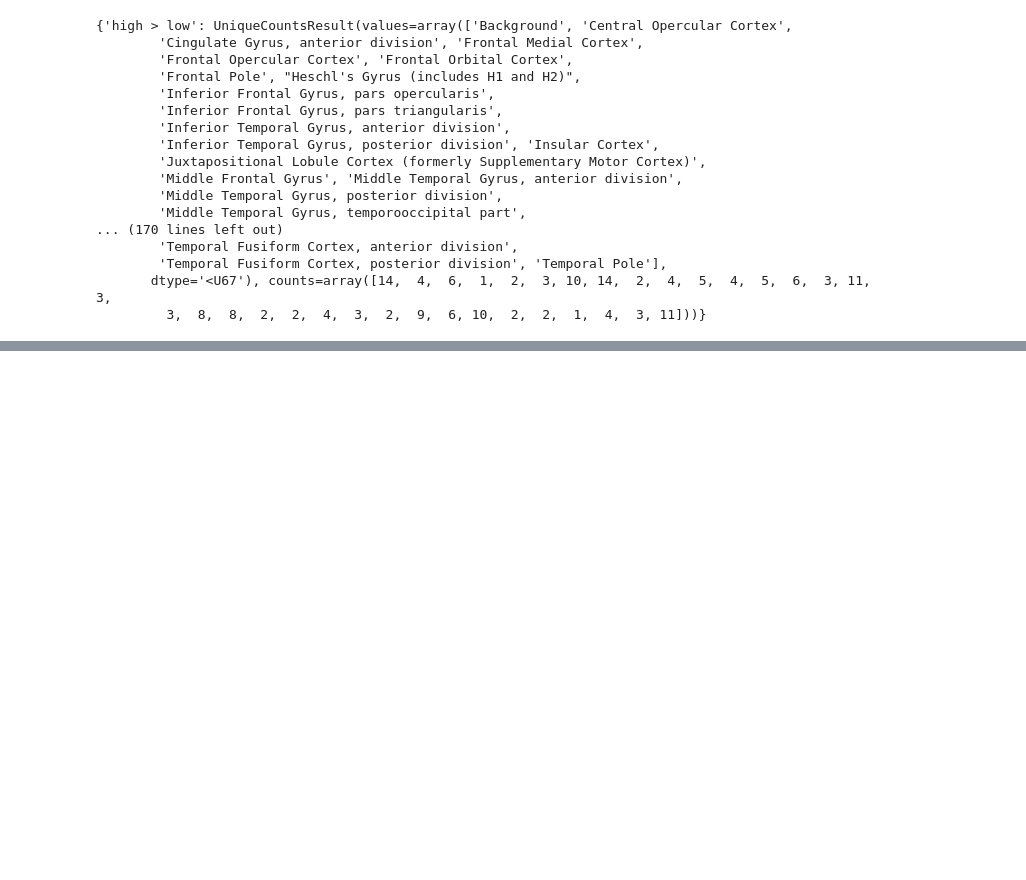
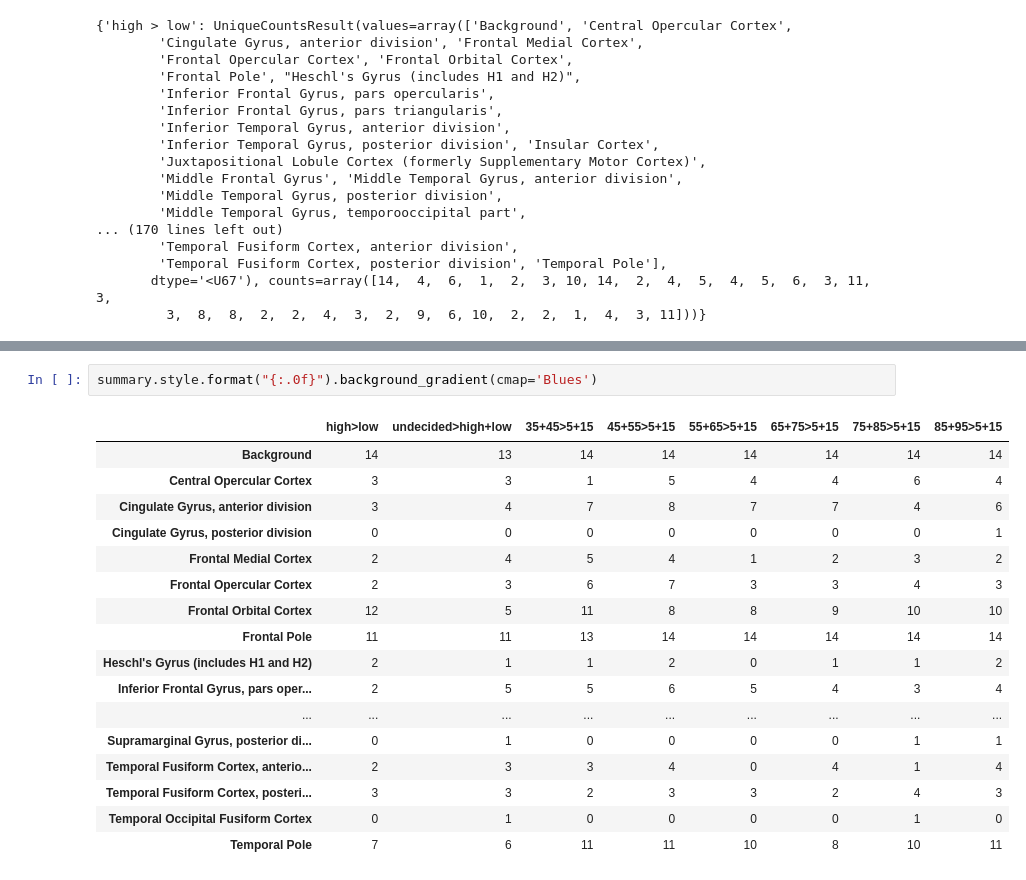
Before and after one commit to mducat/scz_familiarity_fMRI_ML, a Jupyter notebook: mri_all_subjects.ipynb, the cells around one changed output, grey strips where cells are left out. Saved outputs shown, nothing was run; the diff lists cells and outputs as text; blank space fills up the shorter version.

```diff
--- a/mri_all_subjects.ipynb
+++ b/mri_all_subjects.ipynb
@@ -281,0 +289,20 @@ summary
+# %%
+summary.style.format("{:.0f}").background_gradient(cmap='Blues')
+# %% [output]
+|  | high>low | undecided>high+low | 35+45>5+15 | 45+55>5+15 | 55+65>5+15 | 65+75>5+15 | 75+85>5+15 | 85+95>5+15 |
+| Background | 14 | 13 | 14 | 14 | 14 | 14 | 14 | 14 |
+| Central Opercular Cortex | 3 | 3 | 1 | 5 | 4 | 4 | 6 | 4 |
+| Cingulate Gyrus, anterior division | 3 | 4 | 7 | 8 | 7 | 7 | 4 | 6 |
+| Cingulate Gyrus, posterior division | 0 | 0 | 0 | 0 | 0 | 0 | 0 | 1 |
+| Frontal Medial Cortex | 2 | 4 | 5 | 4 | 1 | 2 | 3 | 2 |
+| Frontal Opercular Cortex | 2 | 3 | 6 | 7 | 3 | 3 | 4 | 3 |
+| Frontal Orbital Cortex | 12 | 5 | 11 | 8 | 8 | 9 | 10 | 10 |
+| Frontal Pole | 11 | 11 | 13 | 14 | 14 | 14 | 14 | 14 |
+| Heschl's Gyrus (includes H1 and H2) | 2 | 1 | 1 | 2 | 0 | 1 | 1 | 2 |
+| Inferior Frontal Gyrus, pars oper... | 2 | 5 | 5 | 6 | 5 | 4 | 3 | 4 |
+| ... | ... | ... | ... | ... | ... | ... | ... | ... |
+| Supramarginal Gyrus, posterior di... | 0 | 1 | 0 | 0 | 0 | 0 | 1 | 1 |
+| Temporal Fusiform Cortex, anterio... | 2 | 3 | 3 | 4 | 0 | 4 | 1 | 4 |
+| Temporal Fusiform Cortex, posteri... | 3 | 3 | 2 | 3 | 3 | 2 | 4 | 3 |
+| Temporal Occipital Fusiform Cortex | 0 | 1 | 0 | 0 | 0 | 0 | 1 | 0 |
+| Temporal Pole | 7 | 6 | 11 | 11 | 10 | 8 | 10 | 11 |
```
Also changed, not shown: parts of 6 cells of this notebook.
